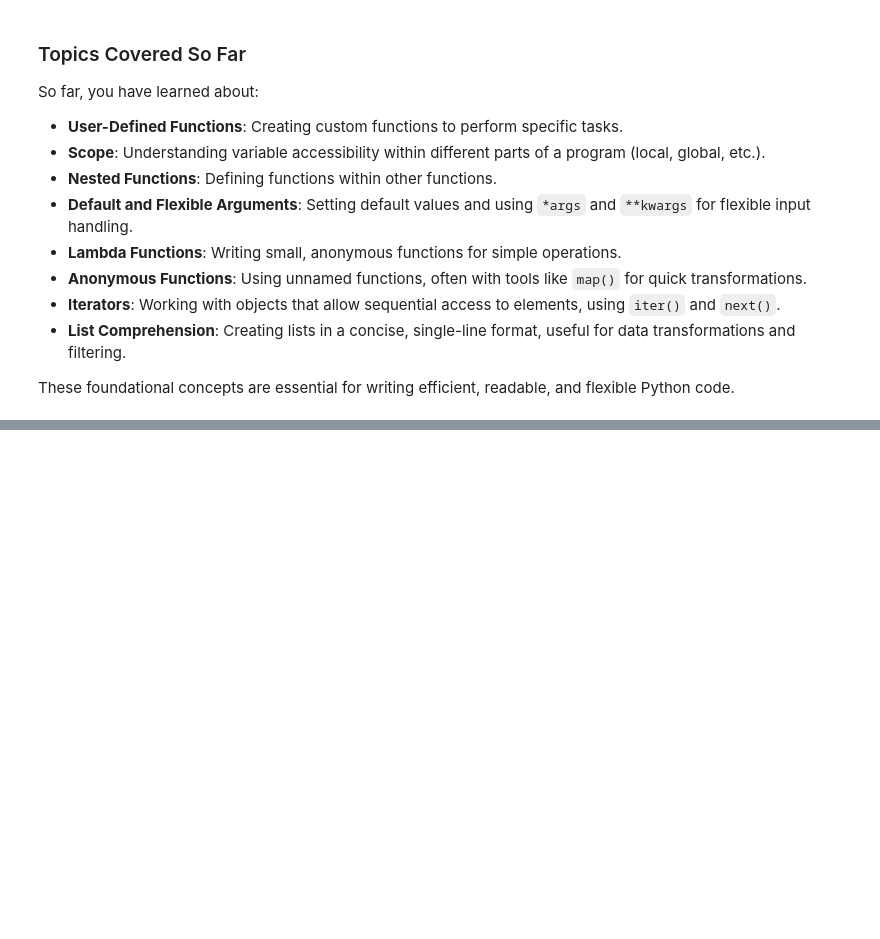
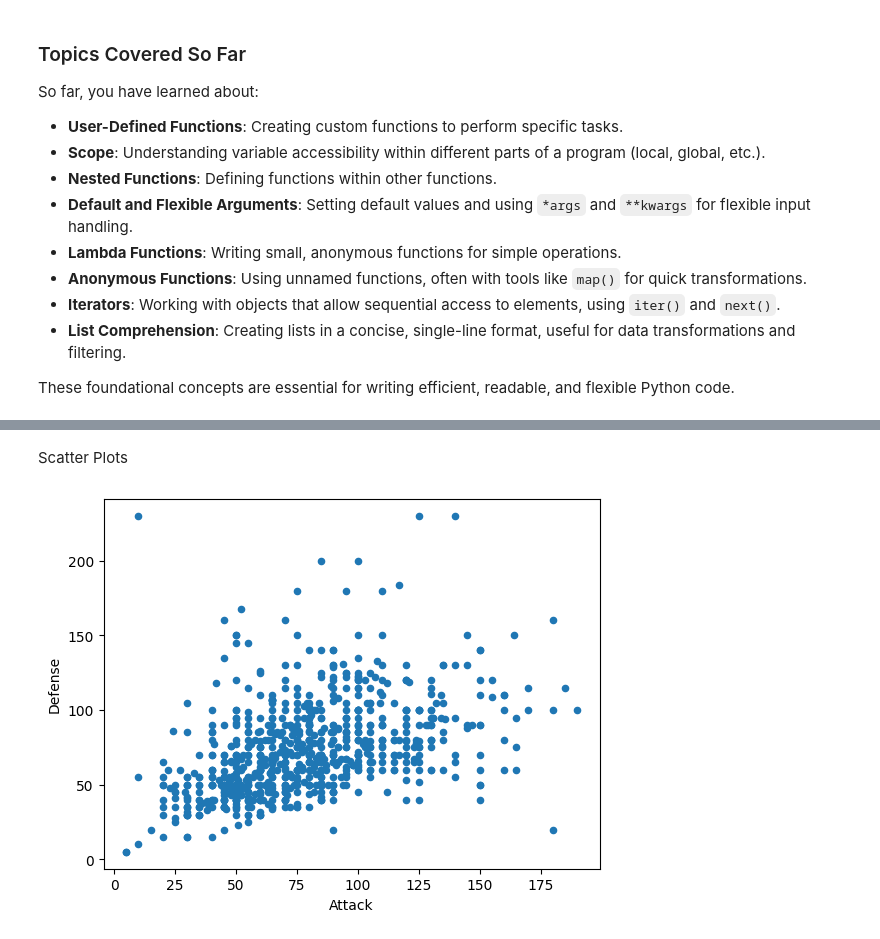
Before and after one commit to MonitSharma/reinforcement-learning-algorithms, a Jupyter notebook: prerequisite/tutorial_for_beginners.ipynb, the cells around one changed output, grey strips where cells are left out. Saved outputs shown, nothing was run; the diff lists cells and outputs as text; code cells hidden in the pictures; blank space fills up the shorter version.

```diff
--- a/prerequisite/tutorial_for_beginners.ipynb
+++ b/prerequisite/tutorial_for_beginners.ipynb
@@ -890,0 +1414,7 @@ These foundational concepts are essential for writing efficient, readable, and f
+# %% [markdown]
+Scatter Plots
+# %%
+pokemon_df1.plot(kind = "scatter",x="Attack",y = "Defense")
+plt.show()
+# %% [output]
+[figure, added]
```
Also changed, not shown: parts of 59 cells of this notebook.
